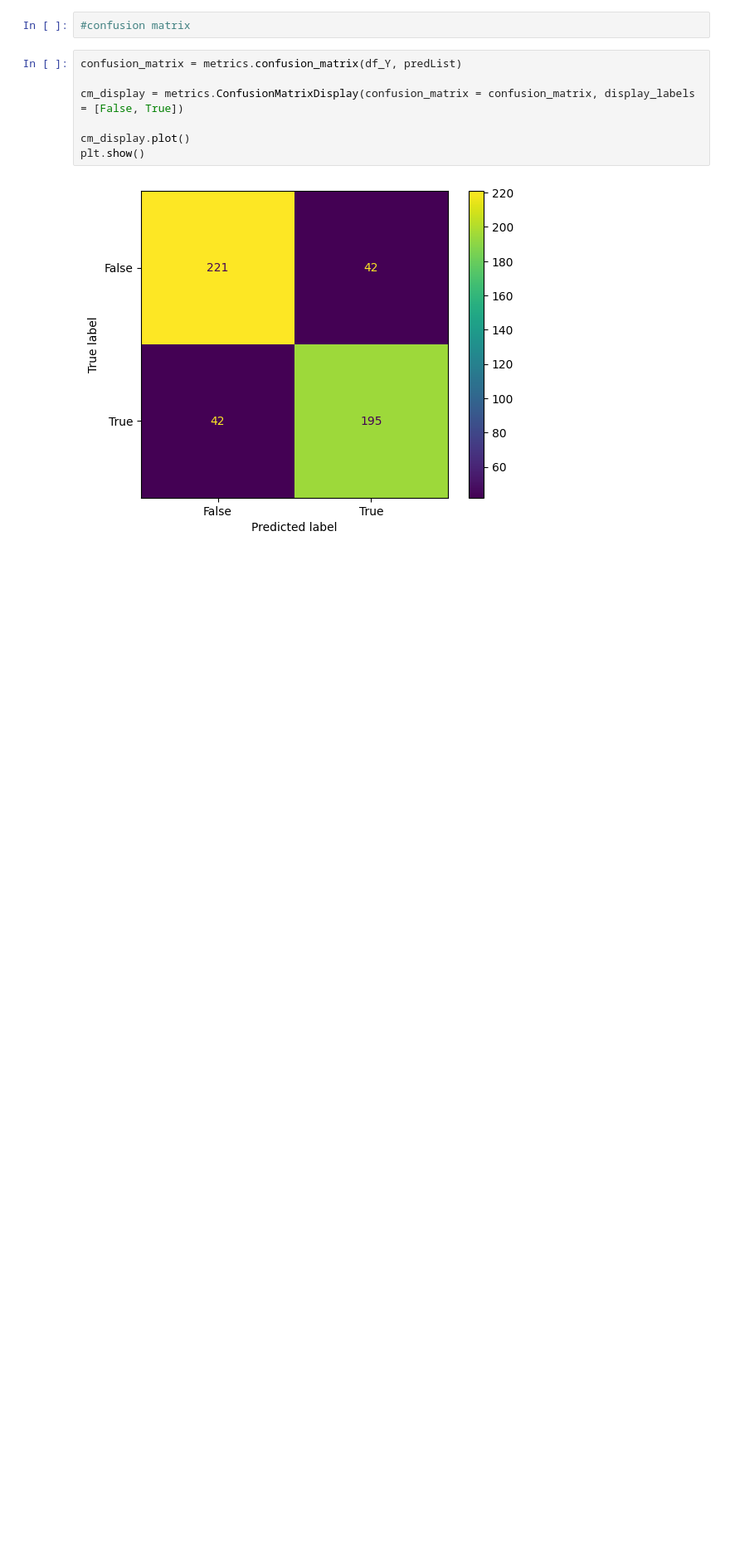
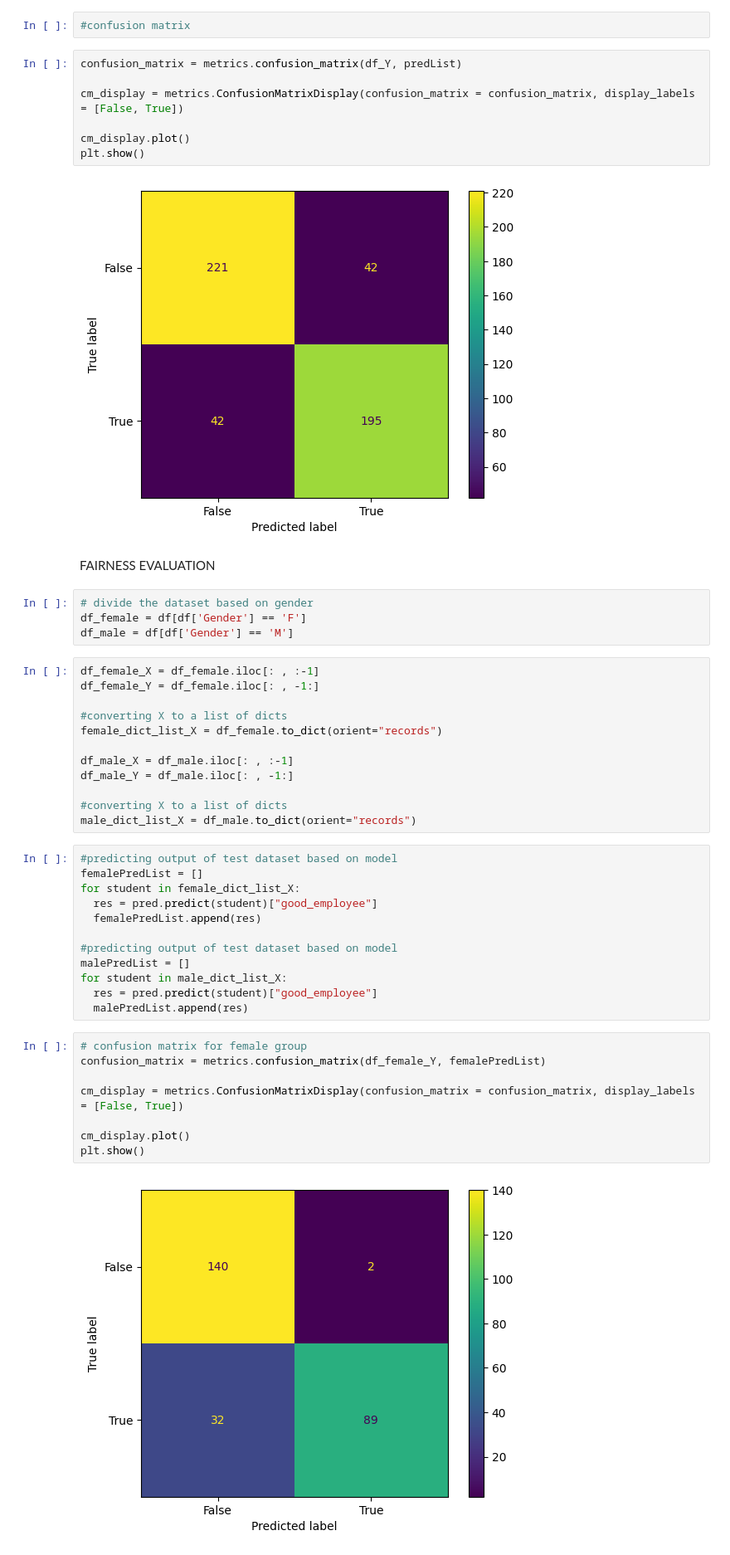
Before and after one commit to CMU-313/spring23-nodebb-team-florida, a Jupyter notebook: Project4ModelAnalysis.ipynb, the cells around one changed output. Shown at 83% size. Cells and saved outputs as stored; diff of their text form; blank space fills up the shorter version.

Commit message:
added fairness evaluations to notebook

```diff
--- a/Project4ModelAnalysis.ipynb
+++ b/Project4ModelAnalysis.ipynb
@@ -210,3 +198,43 @@ cm_display.plot()
 plt.show()
 # %% [output]
 [figure]
+# %% [markdown]
+FAIRNESS EVALUATION
+# %%
+# divide the dataset based on gender
+df_female = df[df['Gender'] == 'F']
+df_male = df[df['Gender'] == 'M']
+# %%
+df_female_X = df_female.iloc[: , :-1]
+df_female_Y = df_female.iloc[: , -1:]
+
+#converting X to a list of dicts
+female_dict_list_X = df_female.to_dict(orient="records")
+
+df_male_X = df_male.iloc[: , :-1]
+df_male_Y = df_male.iloc[: , -1:]
+
+#converting X to a list of dicts
+male_dict_list_X = df_male.to_dict(orient="records")
+# %%
+#predicting output of test dataset based on model
+femalePredList = []
+for student in female_dict_list_X:
+  res = pred.predict(student)["good_employee"]
+  femalePredList.append(res)
+
+#predicting output of test dataset based on model
+malePredList = []
+for student in male_dict_list_X:
+  res = pred.predict(student)["good_employee"]
+  malePredList.append(res)
+# %%
+# confusion matrix for female group
+confusion_matrix = metrics.confusion_matrix(df_female_Y, femalePredList)
+
+cm_display = metrics.ConfusionMatrixDisplay(confusion_matrix = confusion_matrix, display_labels = [False, True])
+
+cm_display.plot()
+plt.show()
+# %% [output]
+[figure, added]
```
Also changed, not shown: parts of 8 cells of this notebook.
